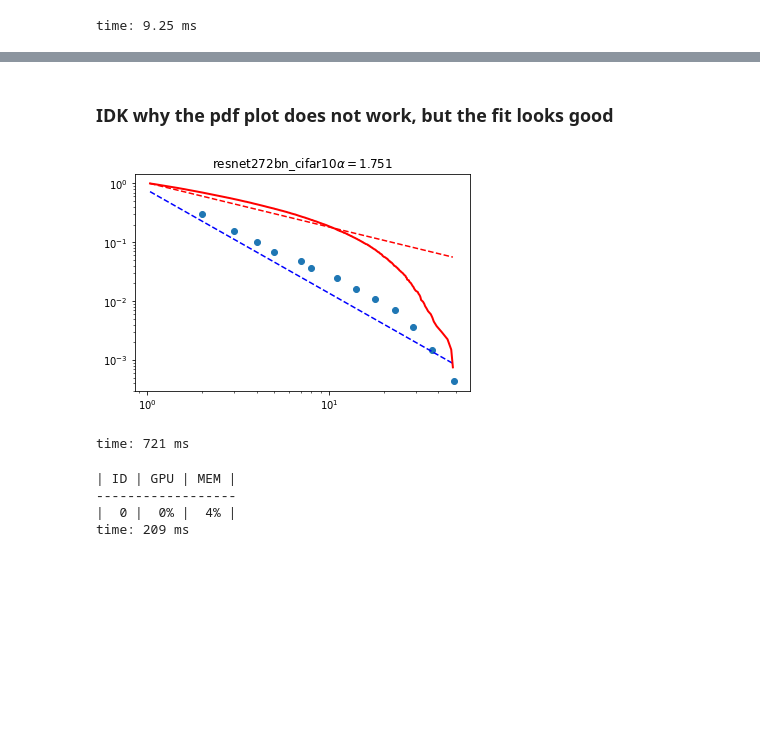
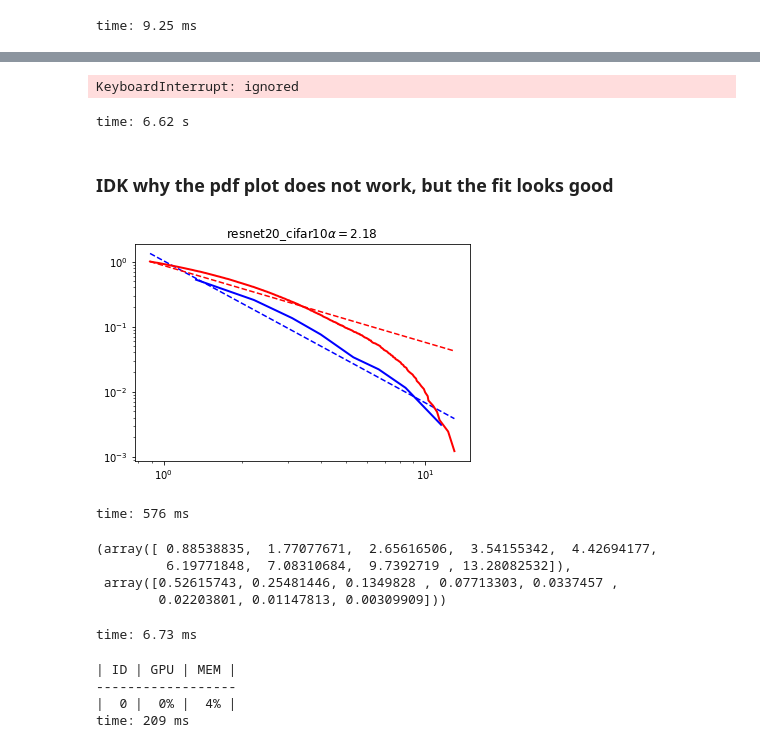
Before and after one commit to CalculatedContent/ww-phys_theory, a Jupyter notebook: Jacobian_Reshaped.ipynb, the cells around one changed output, grey strips where cells are left out. Drawn from its saved outputs; the diff is of its cells as text; code cells hidden in the pictures; blank space fills up the shorter version.

```diff
--- a/Jacobian_Reshaped.ipynb
+++ b/Jacobian_Reshaped.ipynb
@@ -11,7 +11,7 @@ $\mathbf{J}\;\;(nK\times d)$ , where
 # %%
 Jdir =  '/content/drive/My Drive/J_paper_test'
 
-thismodel = 'resnet272bn_cifar10' #'resnet20_cifar10','resnet56_cifar10','resnet110_cifar10','resnet164bn_cifar10', 'resnet272bn_cifar10']
+thismodel = 'resnet56_cifar10' #'resnet20_cifar10','resnet56_cifar10','resnet110_cifar10','resnet164bn_cifar10', 'resnet272bn_cifar10']
 num_classes = 10
 
 num_data = 10000
@@ -215,3 +262,3 @@ time: 1.97 s
 # %%
-thismodel = 'resnet272bn_cifar10' #'resnet20_cifar10','resnet56_cifar10','resnet110_cifar10','resnet164bn_cifar10', 'resnet272bn_cifar10']
+modelnames = ['resnet20_cifar10','resnet56_cifar10','resnet110_cifar10','resnet164bn_cifar10', 'resnet272bn_cifar10']
 # %% [output]
@@ -323,17 +266,44 @@ time: 671 ms
+# %%
+for thismodel in modelnames:
+  model = ptcv_get_model(thismodel, pretrained=True)
+  J_full = construct_J(model, test_loader, batch_size)
+  J_full = J_full.reshape(len(test_loader)*batch_size*num_classes, 3*32*32)
+  J = J_full.detach().cpu().numpy()
+  del J_full
+  gc.collect()
+  torch.cuda.empty_cache()
+  GPUtil.showUtilization()
+
+  JJ = np.dot( np.transpose(J), J)
+  #evals = np.linalg.svd(JJ,  compute_uv=False)
+  evals = np.linalg.eigvalsh(JJ)
+  evals = evals / JJ.shape[0]
+
+  fit_esd(evals, thismodel)
+# %% [output]
+KeyboardInterrupt: ignored
+time: 6.62 s
 # %% [markdown]
 ### IDK why the pdf plot does not work, but the fit looks **good**
 # %%
-fig2 = fit.plot_pdf(color='b', linewidth=2)
+fig2 = fit2.plot_pdf(color='b', linewidth=2)
 fit2.power_law.plot_pdf(color='b', linestyle='--', ax=fig2)#
-plt.scatter(fit2.pdf()[0][1:], fit2.pdf()[1])
 fit2.plot_ccdf(color='r', linewidth=2, ax=fig2)
 fit2.power_law.plot_ccdf(color='r', linestyle='--', ax=fig2)
 plt.title(thismodel+r"$\alpha={:2.4}$".format(fit2.alpha))
 #plt.loglog()
 plt.show()
 # %% [output]
-[figure, old version]
+[figure, new version]
-time: 721 ms
+time: 576 ms
+# %%
+fit2.pdf()
+# %% [output]
+(array([ 0.88538835,  1.77077671,  2.65616506,  3.54155342,  4.42694177,
+         6.19771848,  7.08310684,  9.7392719 , 13.28082532]),
+ array([0.52615743, 0.25481446, 0.1349828 , 0.07713303, 0.0337457 ,
+        0.02203801, 0.01147813, 0.00309909]))
+time: 6.73 ms
 # %%
 del JJ
 gc.collect()
```
Also changed, not shown: parts of 14 cells of this notebook.
